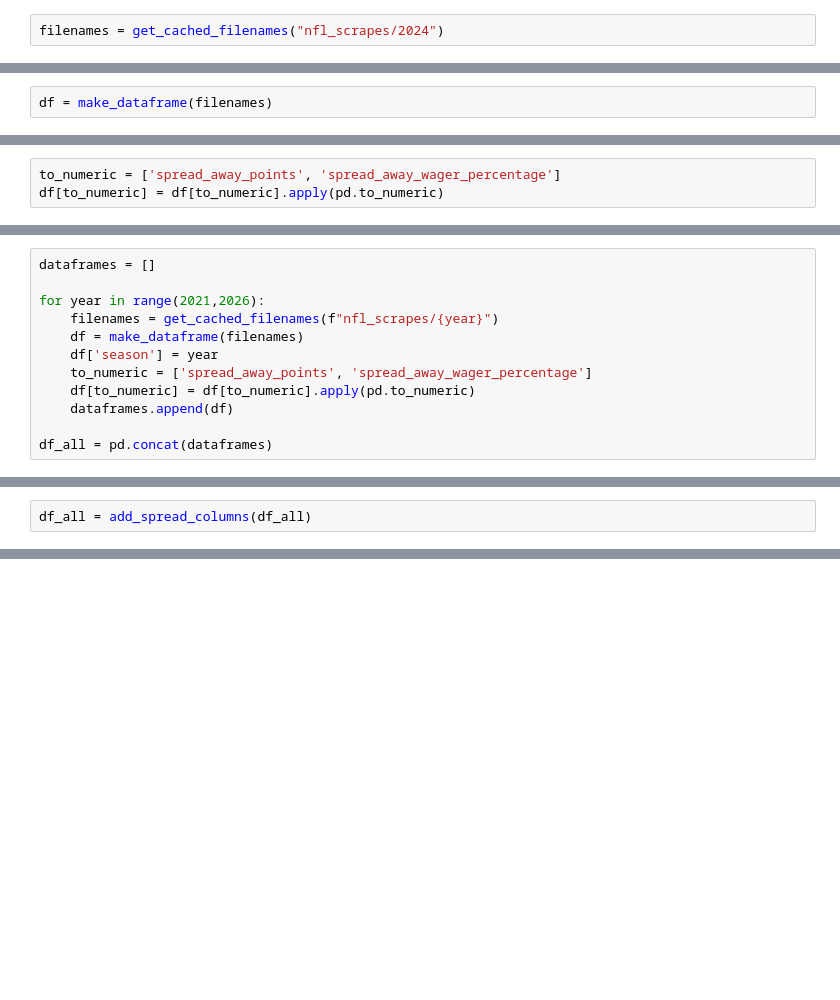
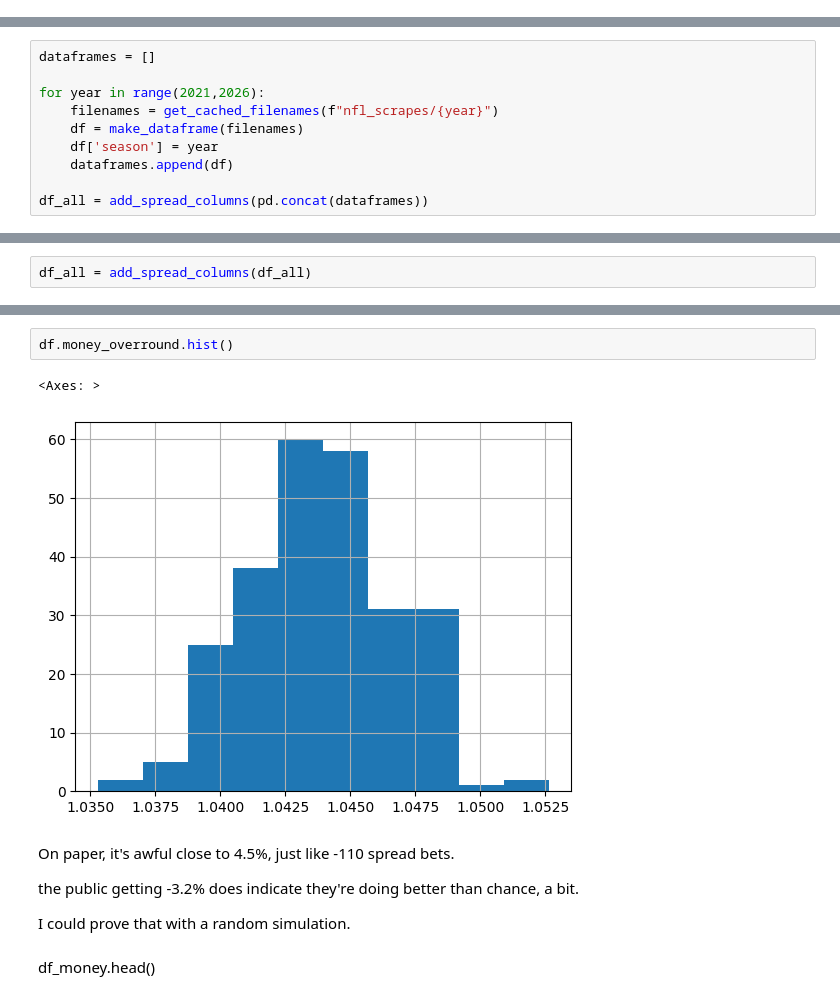
Before and after one commit to csdurfee/scrape_yahoo_odds, a Jupyter notebook: explore_football.ipynb, the cells around one changed output, grey strips where cells are left out. Drawn from its saved outputs; the diff is of its cells as text; blank space fills up the shorter version.

Commit message:
work on money lines

```diff
--- a/explore_football.ipynb
+++ b/explore_football.ipynb
@@ -237,5 +184,3 @@ def make_dataframe(json_filenames):
             dataframes.append(pd.DataFrame({k:[v] for k,v in parsed_data.items()}))
 
     return pd.concat(dataframes)
-# %%
-filenames = get_cached_filenames("nfl_scrapes/2024")
@@ -246,5 +189,3 @@ there is an error parsing this one game:
 `file: nfl_scrapes/2022\nfl.g.20220918018.json failed on $.data.games.[0].gameLineSixPack.[?[Expression(Fields('type') = 'OVER_UNDER'), Expression(Fields('period') = 'FULL_GAME'), Expression(Fields('eventState') = 'PREGAME')]].options.[0].optionDetails.[0].value`
 
 it doesn't have the `FULL_GAME` odds, only the live odds
-# %%
-df = make_dataframe(filenames)
@@ -295,3 +191,0 @@ dtype: object
-# %%
-to_numeric = ['spread_away_points', 'spread_away_wager_percentage']
-df[to_numeric] = df[to_numeric].apply(pd.to_numeric)
@@ -378,11 +208,9 @@ for year in range(2021,2026):
     filenames = get_cached_filenames(f"nfl_scrapes/{year}")
     df = make_dataframe(filenames)
     df['season'] = year
-    to_numeric = ['spread_away_points', 'spread_away_wager_percentage']
-    df[to_numeric] = df[to_numeric].apply(pd.to_numeric)
     dataframes.append(df)
 
-df_all = pd.concat(dataframes)
+df_all = add_spread_columns(pd.concat(dataframes))
 # %% [output]
 file: nfl_scrapes/2022\nfl.g.20220918018.json failed on $.data.games.[0].gameLineSixPack.[?[Expression(Fields('type') = 'OVER_UNDER'), Expression(Fields('period') = 'FULL_GAME'), Expression(Fields('ev ...
 file: nfl_scrapes/2022\nfl.g.20220918018.json failed on $.data.games.[0].gameLineSixPack.[?[Expression(Fields('type') = 'OVER_UNDER'), Expression(Fields('period') = 'FULL_GAME'), Expression(Fields('ev ...
@@ -446,0 +655,13 @@ Name: count, dtype: int64
+# %%
+df.money_overround.hist()
+# %% [output]
+<Axes: >
+[figure, added]
+# %% [markdown]
+On paper, it's awful close to 4.5%, just like -110 spread bets.
+
+the public getting -3.2% does indicate they're doing better than chance, a bit.
+
+I could prove that with a random simulation.
+# %% [markdown]
+df_money.head()
```
Also changed, not shown: parts of 152 cells of this notebook.
